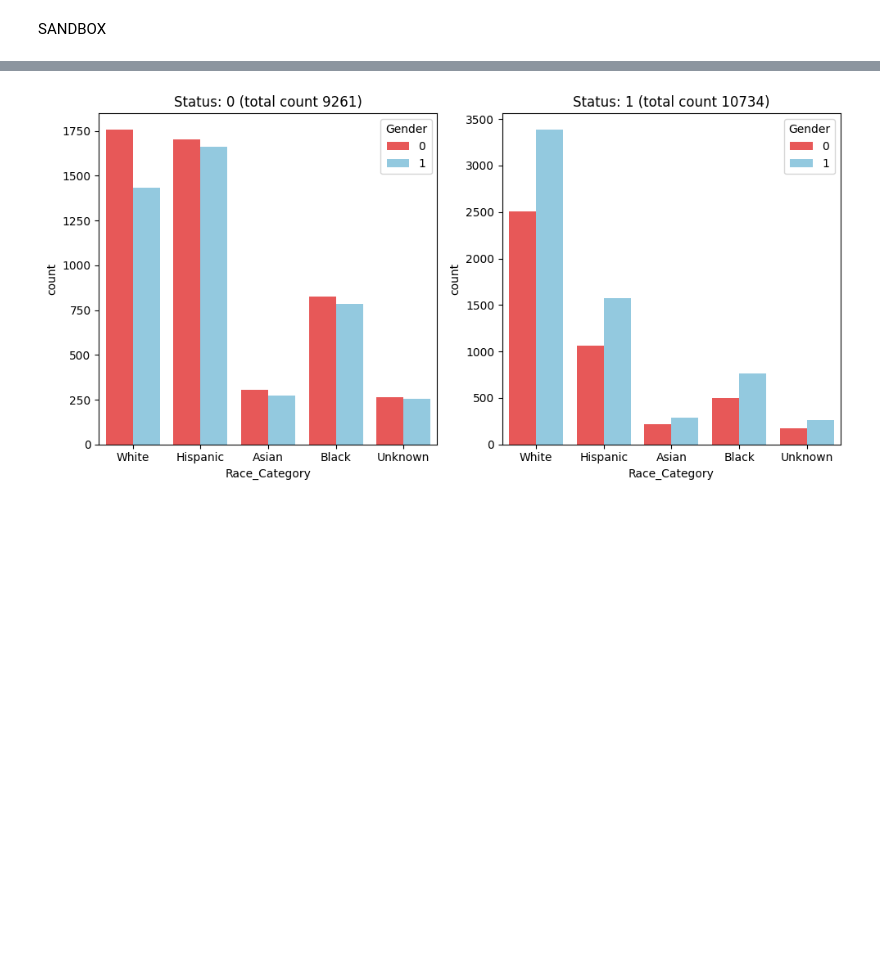
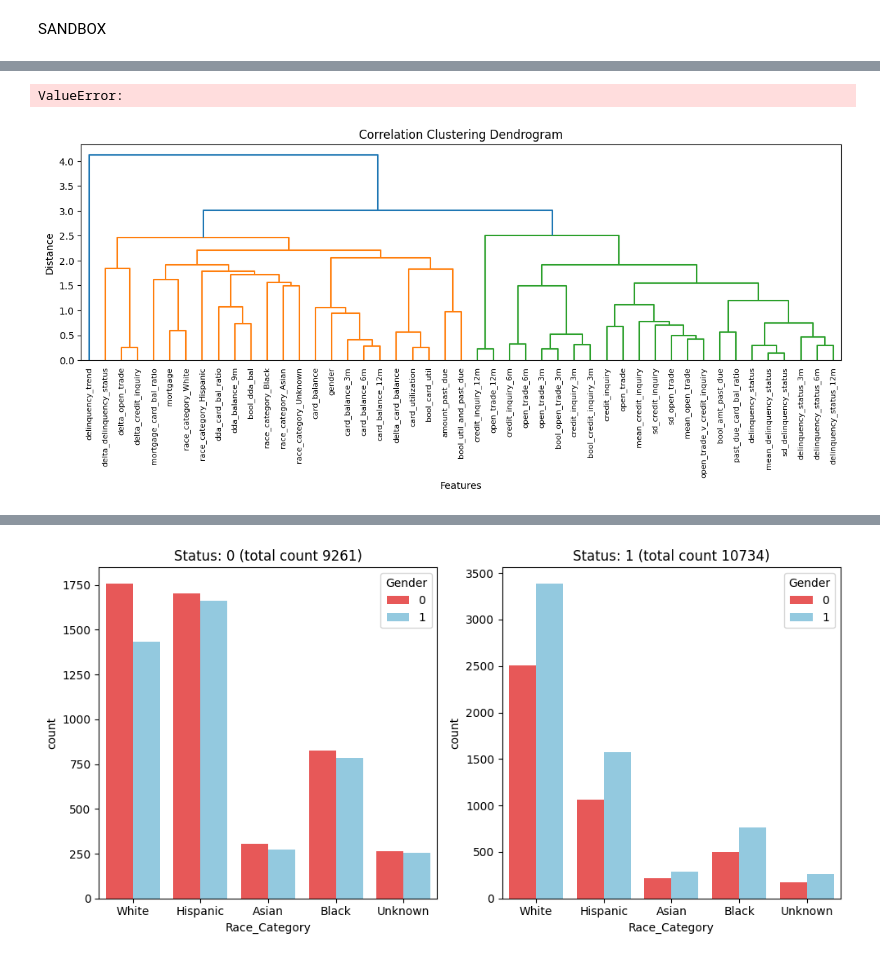
Before and after one commit to ostapenkovs/wells-fargo-case-study, a Jupyter notebook: notebooks/2_data_analysis.ipynb, the cells around one changed output, grey strips where cells are left out. Cells and saved outputs as stored; diff of their text form; code cells hidden in the pictures; blank space fills up the shorter version.

```diff
--- a/notebooks/2_data_analysis.ipynb
+++ b/notebooks/2_data_analysis.ipynb
@@ -219,0 +213,5 @@ new_corr_mtx['Status'].sort_values(ascending=False)
+# %%
+temp = train.copy()
+raise ValueError
+# %% [output]
+ValueError:
@@ -219,0 +260,15 @@ new_corr_mtx['Status'].sort_values(ascending=False)
+# %%
+correlation_matrix = temp.drop('status', axis=1).corr()
+linkage = hierarchy.linkage(correlation_matrix, method='average')
+
+plt.figure(figsize=(14, 4))
+
+dendrogram = hierarchy.dendrogram(linkage, labels=correlation_matrix.columns, leaf_rotation=90)
+
+plt.title('Correlation Clustering Dendrogram')
+plt.xlabel('Features')
+plt.ylabel('Distance')
+plt.xticks(rotation=90)
+plt.show()
+# %% [output]
+[figure, added]
```
Also changed, not shown: parts of 32 cells of this notebook, 6 other files.
